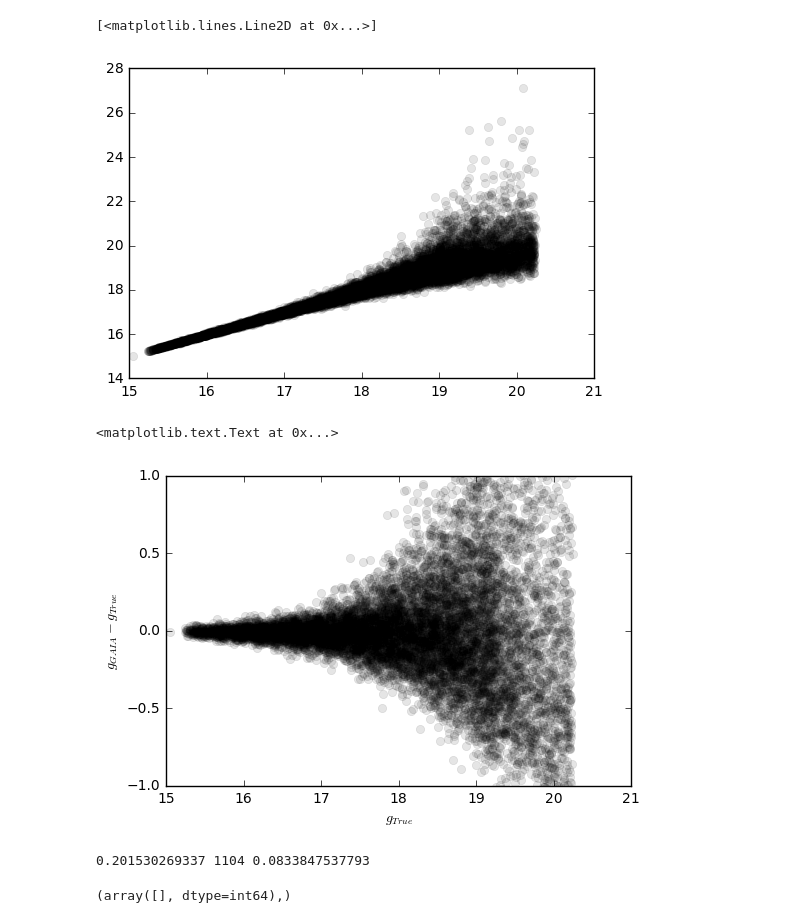
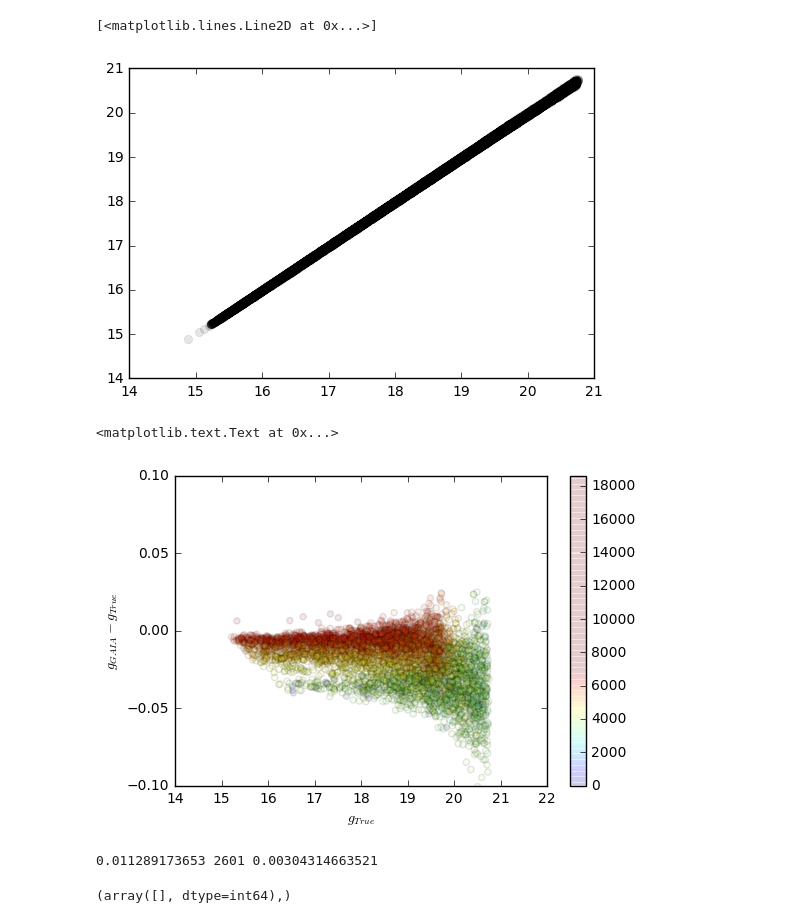
Before and after one commit to lsst-sims/sims_gaia_calib, a Jupyter notebook: python/blargh.ipynb, the cells around one changed output. Cells and saved outputs as stored; diff of their text form; code cells hidden in the pictures.

```diff
--- a/python/blargh.ipynb
+++ b/python/blargh.ipynb
@@ -5,7 +5,7 @@ import matplotlib.pylab as plt
 # %%
 #ack = np.load('11734_12800_gum_mag_cat.npz')
 #ack = np.load('0_1377_gum_mag_cat.npz') # old xargs one
-ack = np.load('0_11027_gum_mag_cat.npz')
+ack = np.load('0_33578_gum_mag_cat.npz')
 stars = ack['result_cat'].copy()
 ack.close()
 # %%
@@ -13,23 +13,26 @@ good = np.where(stars['g'] != 0)
 plt.plot(stars['g_true'][good], stars['g'][good], 'ko', alpha=.1)
 # %% [output]
 [<matplotlib.lines.Line2D at 0x...>]
-[figure, old version]
+[figure, new version]
 # %%
 fn = 'g'
-plt.plot(stars[fn+'_true'][good], stars[fn][good]-stars[fn+'_true'][good], 'ko', alpha=.1)
-plt.ylim([-1,1])
-plt.xlabel(r'$g_{True}$')
-plt.ylabel(r'$g_{GAIA} - g_{True}$')
+good = np.where(stars[fn] != 0)[0][0:5000]
+plt.scatter(stars[fn+'_true'][good], stars[fn][good]-stars[fn+'_true'][good], c=stars['teff'][good], alpha=.1)
+cb = plt.colorbar()
+cb.set_clim(0, 7000)
+plt.ylim([-.1,.1])
+plt.xlabel(r'$%s_{True}$' % fn)
+plt.ylabel(r'$%s_{GAIA} - %s_{True}$' % (fn, fn))
 # %% [output]
 <matplotlib.text.Text at 0x...>
-[figure, old version]
+[figure, new version]
 # %%
 #good = np.where( (stars[fn+'_true'] > 16.8) & (stars[fn+'_true']< 17.2) & (stars[fn]>0))
 good = np.where( (stars[fn+'_true'] > 17.8) & (stars[fn+'_true']< 18.2) & (stars[fn]>0))
 resid = stars[fn][good]-stars[fn+'_true'][good]
 print np.std(resid), good[0].size, np.std(resid)/((float(good[0].size)/189.)**.5)
 # %% [output]
-0.201530269337 1104 0.0833847537793
+0.011289173653 2601 0.00304314663521
 # %%
 stars['id'][np.where((stars['g_true'] < 16) & (stars['g'] > 19))]
 np.where((stars['g_true'] < 16) & (stars['g'] > 19))
```
Also changed, not shown: parts of 2 cells of this notebook, 3 other files.
